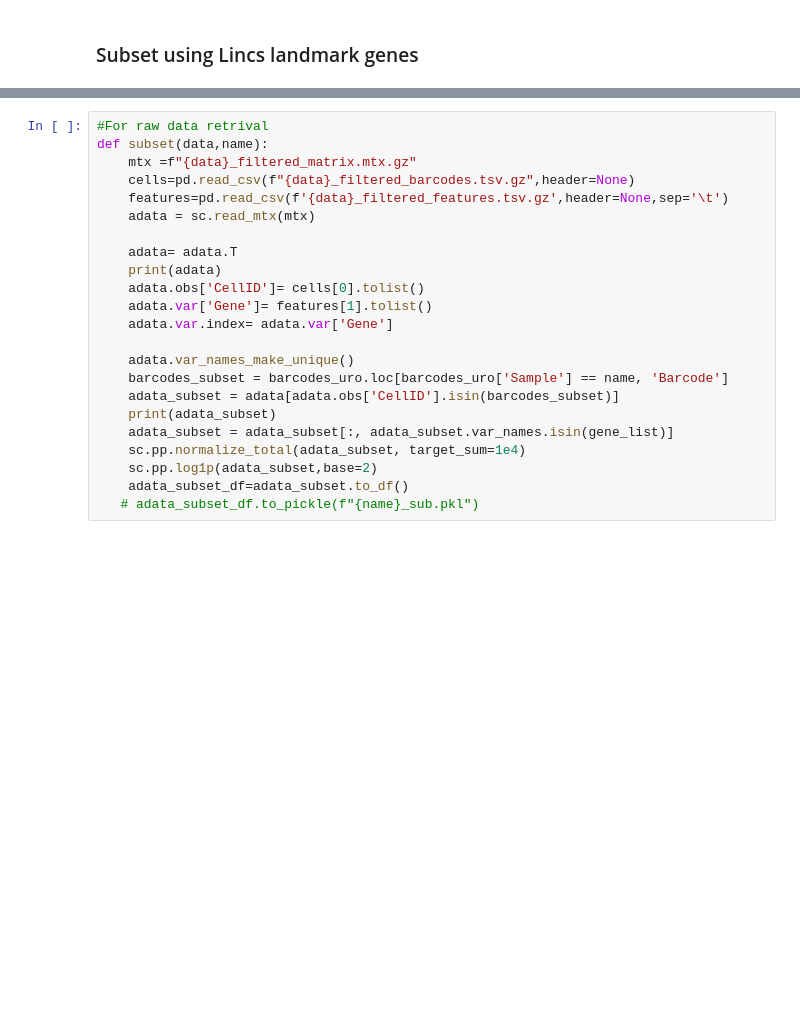
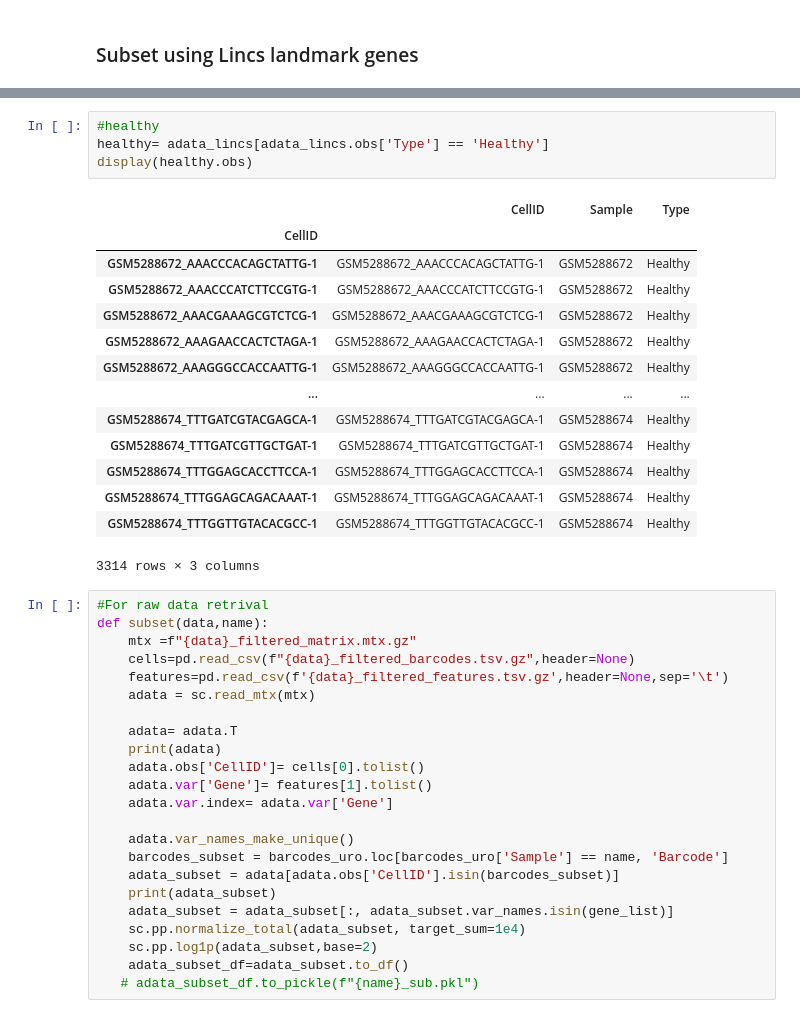
Before and after one commit to jingsday/blca_publication, a Jupyter notebook: blca_publication_Scripts/blca_Scripts_SVM/blca_Scripts_svm_prep.ipynb, the cells around one changed output, grey strips where cells are left out. Drawn from its saved outputs; the diff is of its cells as text; blank space fills up the shorter version.

```diff
--- a/blca_publication_Scripts/blca_Scripts_SVM/blca_Scripts_svm_prep.ipynb
+++ b/blca_publication_Scripts/blca_Scripts_SVM/blca_Scripts_svm_prep.ipynb
@@ -198,3 +195,22 @@ adata_subset = adata[:, adata.var['Human_gene'].isin(intersected_genes)].copy()
+# %%
+#healthy
+healthy= adata_lincs[adata_lincs.obs['Type'] == 'Healthy']
+display(healthy.obs)
+# %% [output]
+|  | CellID | Sample | Type |
+| CellID |  |  |  |
+| GSM5288672_AAACCCACAGCTATTG-1 | GSM5288672_AAACCCACAGCTATTG-1 | GSM5288672 | Healthy |
+| GSM5288672_AAACCCATCTTCCGTG-1 | GSM5288672_AAACCCATCTTCCGTG-1 | GSM5288672 | Healthy |
+| GSM5288672_AAACGAAAGCGTCTCG-1 | GSM5288672_AAACGAAAGCGTCTCG-1 | GSM5288672 | Healthy |
+| GSM5288672_AAAGAACCACTCTAGA-1 | GSM5288672_AAAGAACCACTCTAGA-1 | GSM5288672 | Healthy |
+| GSM5288672_AAAGGGCCACCAATTG-1 | GSM5288672_AAAGGGCCACCAATTG-1 | GSM5288672 | Healthy |
+| ... | ... | ... | ... |
+| GSM5288674_TTTGATCGTACGAGCA-1 | GSM5288674_TTTGATCGTACGAGCA-1 | GSM5288674 | Healthy |
+| GSM5288674_TTTGATCGTTGCTGAT-1 | GSM5288674_TTTGATCGTTGCTGAT-1 | GSM5288674 | Healthy |
+| GSM5288674_TTTGGAGCACCTTCCA-1 | GSM5288674_TTTGGAGCACCTTCCA-1 | GSM5288674 | Healthy |
+| GSM5288674_TTTGGAGCAGACAAAT-1 | GSM5288674_TTTGGAGCAGACAAAT-1 | GSM5288674 | Healthy |
+| GSM5288674_TTTGGTTGTACACGCC-1 | GSM5288674_TTTGGTTGTACACGCC-1 | GSM5288674 | Healthy |
+3314 rows × 3 columns
 # %%
 #For raw data retrival
 def subset(data,name):
```
Also changed, not shown: parts of 24 cells of this notebook.
